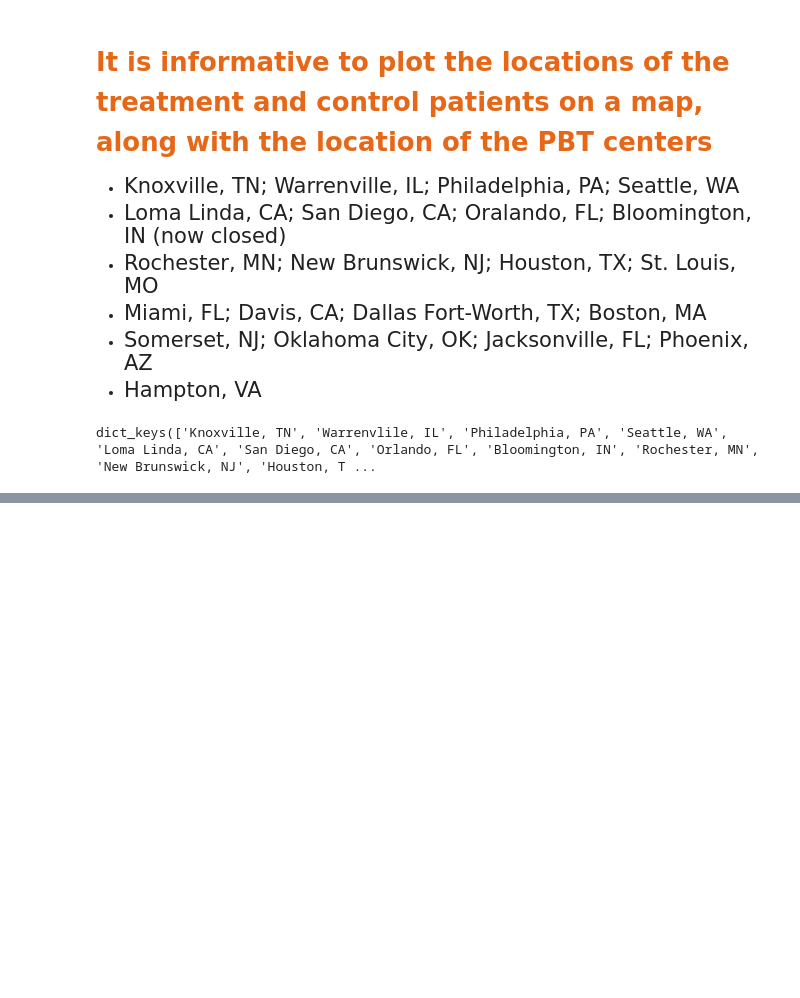
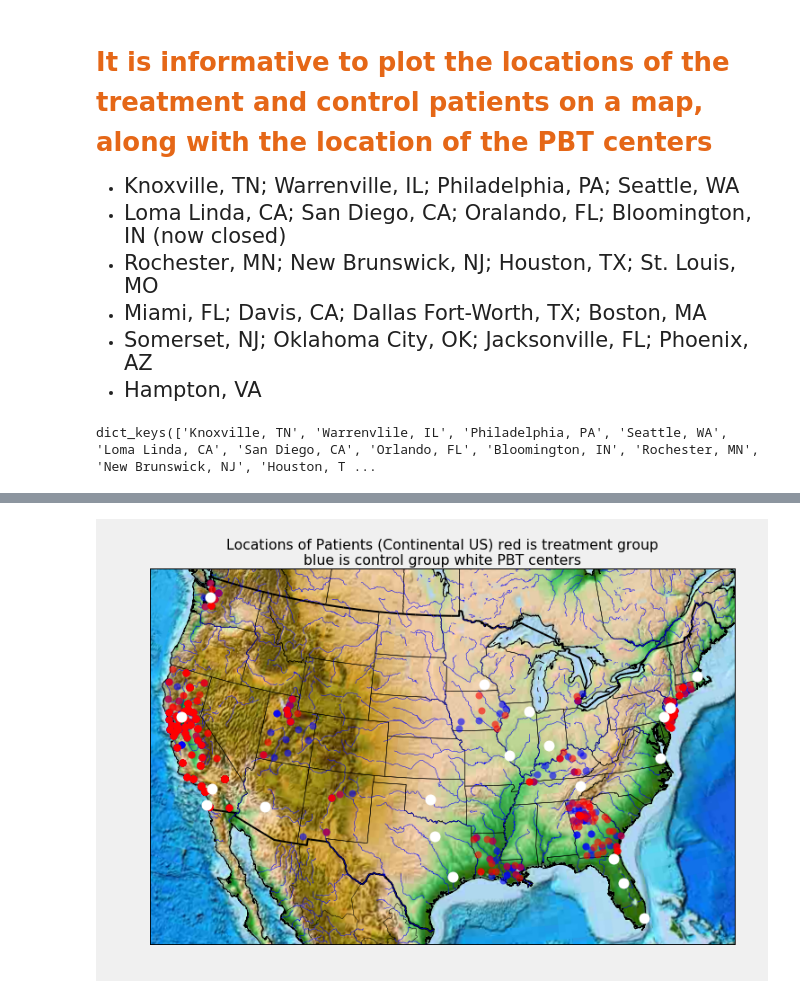
Before and after one commit to doolingdavid/IBA, a Jupyter notebook: IBASEPT2016.ipynb, the cells around one changed output, grey strips where cells are left out. Saved outputs shown, nothing was run; the diff lists cells and outputs as text; code cells hidden in the pictures; blank space fills up the shorter version.

```diff
--- a/IBASEPT2016.ipynb
+++ b/IBASEPT2016.ipynb
@@ -1058,0 +1056,8 @@ plt.show()
+# %%
+## This is for an `png` image
+from IPython.display import Image
+
+fig = Image(filename=('map_with_centers.png'),embed=True)
+fig
+# %% [output]
+[figure, added]
```
Also changed, not shown: parts of 2 cells of this notebook.
